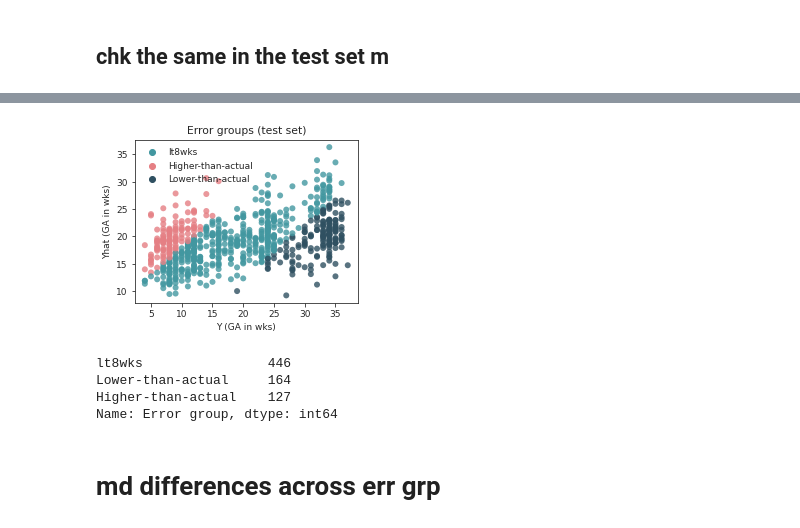
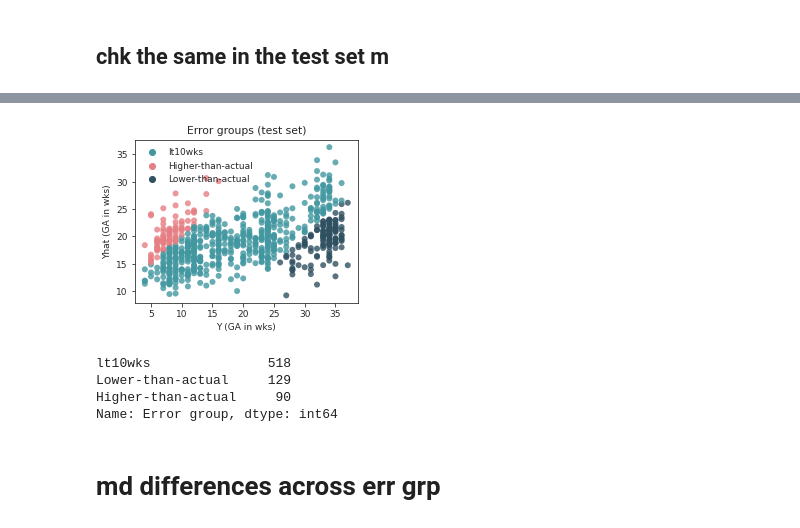
Before and after one commit to nealgravindra/wearables, a Jupyter notebook: notebooks/eval_error_analysis.ipynb, the cells around one changed output, grey strips where cells are left out. Cells and saved outputs as stored; diff of their text form; code cells hidden in the pictures.

```diff
--- a/notebooks/eval_error_analysis.ipynb
+++ b/notebooks/eval_error_analysis.ipynb
@@ -70,7 +70,9 @@ if False:
 # %%
 # define parameters
 idxs = trainer.data.train_ids
-threshold = 8 # for error groups
+threshold = 10 # for error groups
+
+savefigs = True
 # %%
 # parse data and plot
 y = md.loc[idxs, 'y']
@@ -154,18 +163,21 @@ Text(0.5, 1.0, 'Test set error')
 # %%
 fig, ax = plt.subplots(1, 1, figsize=(4, 3))
 sns.scatterplot(x='y', y='yhat', hue='Error group', data=md.loc[idxs], palette=errgrp_cmap, linewidth=0, alpha=0.8, ax=ax)
 ax.set_xlabel('Y (GA in wks)')
 ax.set_ylabel('Yhat (GA in wks)')
 ax.set_title('Error groups (test set)')
 ax.legend().set_title('')
+
+if savefigs:
+    fig.savefig(os.path.join(pfp, 'scatter_yhatVy_test_errorgroups.pdf'), bbox_inches='tight')
 # %% [output]
-[figure, old version]
+[figure, new version]
 # %%
 md.loc[idxs, 'Error group'].value_counts()
 # %% [output]
-lt8wks                446
-Lower-than-actual     164
-Higher-than-actual    127
+lt10wks               518
+Lower-than-actual     129
+Higher-than-actual     90
 Name: Error group, dtype: int64
 # %% [markdown]
 # md differences across err grp
```
Also changed, not shown: parts of 15 cells of this notebook, 2 other files.
